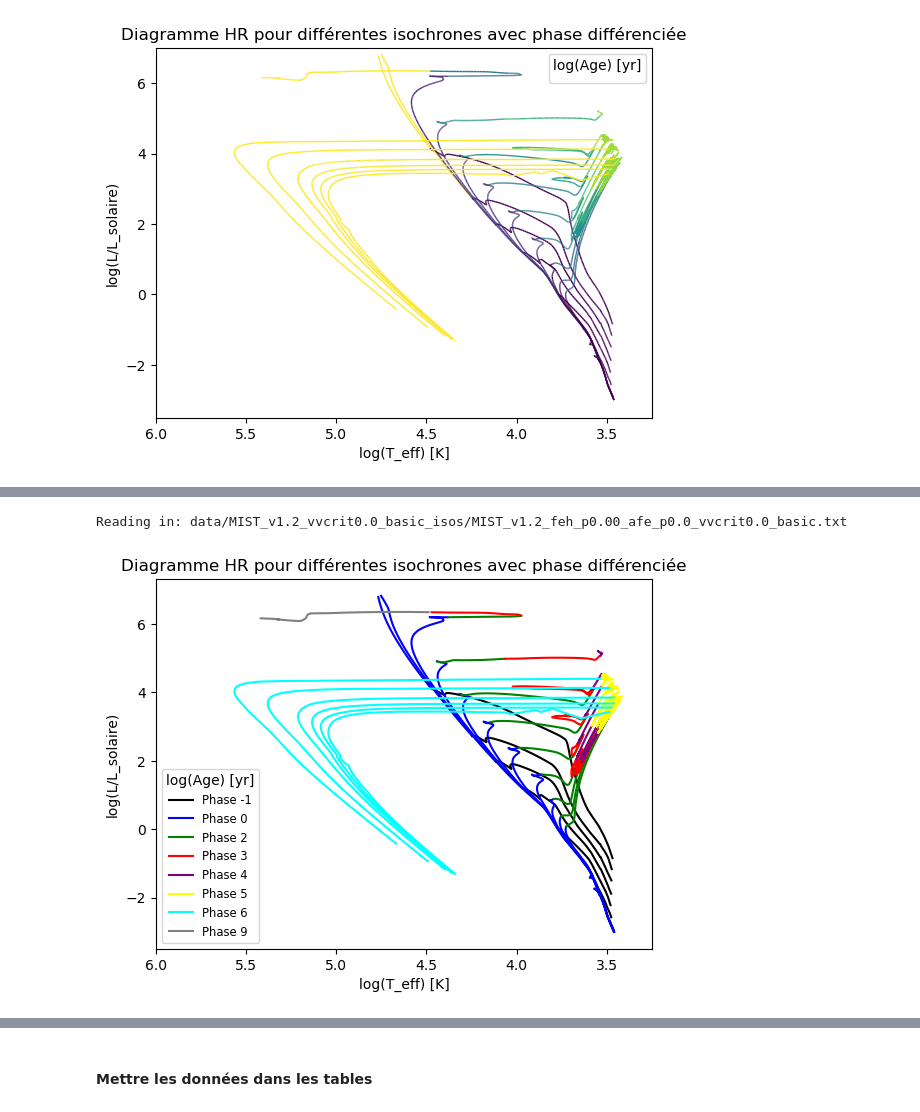
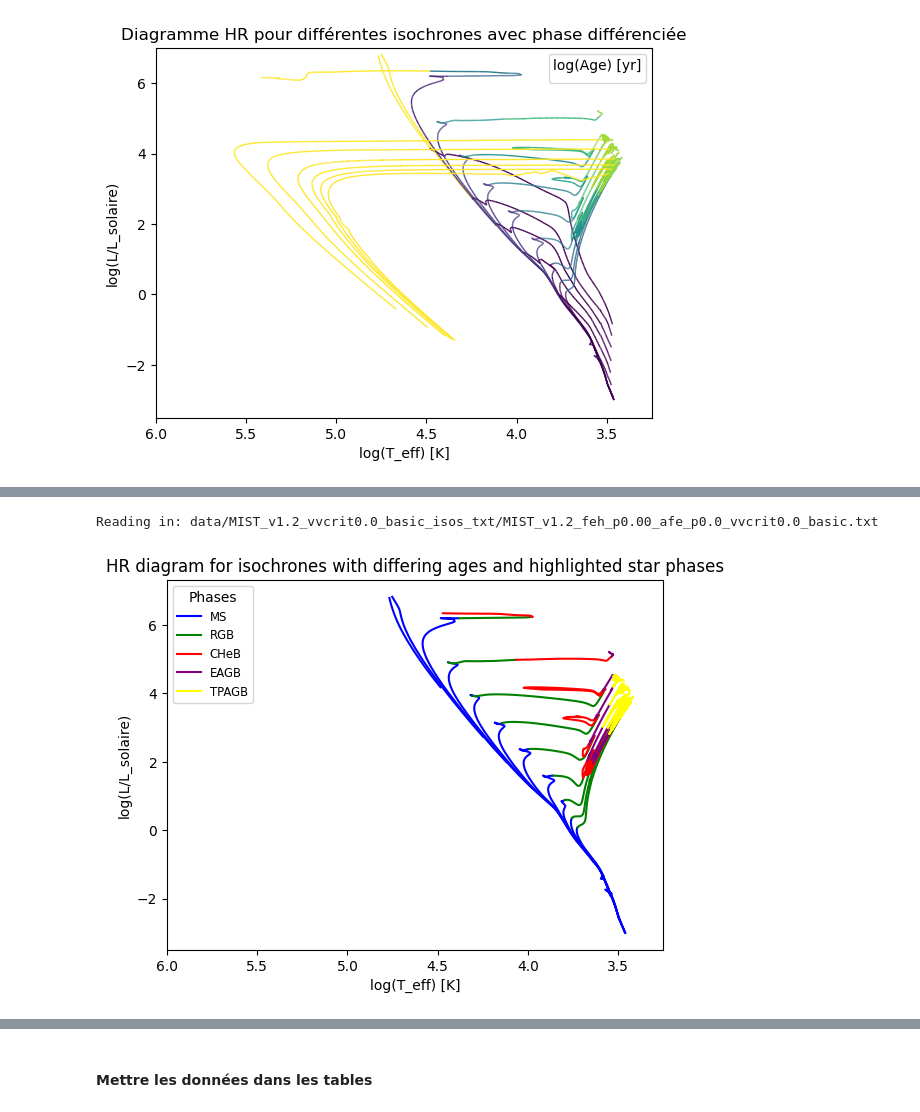
Before and after one commit to anpirott/thesis, a Jupyter notebook: data_exploration.ipynb, the cells around one changed output, grey strips where cells are left out. Cells and saved outputs as stored; diff of their text form; code cells hidden in the pictures.

```diff
--- a/data_exploration.ipynb
+++ b/data_exploration.ipynb
@@ -156,5 +182,5 @@ Reading in: data/MIST_v1.2_vvcrit0.0_basic_isos/MIST_v1.2_feh_p0.00_afe_p0.0_vvc
 # %%
-iso = read_mist_models.ISO('data/MIST_v1.2_vvcrit0.0_basic_isos/MIST_v1.2_feh_p0.00_afe_p0.0_vvcrit0.0_basic.txt')
+iso = read_mist_models.ISO('data/MIST_v1.2_vvcrit0.0_basic_isos_txt/MIST_v1.2_feh_p0.00_afe_p0.0_vvcrit0.0_basic.txt')
 
 ages = [5.0, 6.0, 6.5, 7.0, 7.5, 8.0, 8.5, 9.0, 9.5, 10.0, 10.3]
 colors = [0.05, 0.1, 0.15, 0.2, 0.25, 0.3, 0.35, 0.40, 0.45, 0.5, 0.55]
@@ -262,7 +288,7 @@ def colored_line(x, y, c, ax, **lc_kwargs):
 
     return ax.add_collection(lc)
 # %%
-iso = read_mist_models.ISO('data/MIST_v1.2_vvcrit0.0_basic_isos/MIST_v1.2_feh_p0.00_afe_p0.0_vvcrit0.0_basic.txt')
+iso = read_mist_models.ISO('data/MIST_v1.2_vvcrit0.0_basic_isos_txt/MIST_v1.2_feh_p0.00_afe_p0.0_vvcrit0.0_basic.txt')
 
 ages = [5.0, 6.0, 6.5, 7.0, 7.5, 8.0, 8.5, 9.0, 9.5, 10.0, 10.3]
 colors = [0.05, 0.1, 0.15, 0.2, 0.25, 0.3, 0.35, 0.40, 0.45, 0.5, 0.55]
@@ -293,0 +354,31 @@ Reading in: data/MIST_v1.2_vvcrit0.0_basic_isos/MIST_v1.2_feh_p0.00_afe_p0.0_vvc
+# %%
+import matplotlib.lines as mlines
+
+iso = read_mist_models.ISO('data/MIST_v1.2_vvcrit0.0_basic_isos_txt/MIST_v1.2_feh_p0.00_afe_p0.0_vvcrit0.0_basic.txt')
+
+ages = [5.0, 6.0, 6.5, 7.0, 7.5, 8.0, 8.5, 9.0, 9.5, 10.0, 10.3]
+colors = [0.05, 0.1, 0.15, 0.2, 0.25, 0.3, 0.35, 0.40, 0.45, 0.5, 0.55]
+# utiliser ça (https://stats.stackexchange.com/questions/281162/scale-a-number-between-a-range) pour normaliser si besoin
+
+# c_dict = {-1 : "black", 0 : "blue", 2 : "green", 3 : "red", 4 : "purple", 5 : "yellow", 6 : "cyan", 9 : "grey"}
+c_dict = {0 : "blue", 2 : "green", 3 : "red", 4 : "purple", 5 : "yellow", 6 : "cyan", 9 : "grey"}
+phase_dict = {-1 : "PMS", 0 : "MS", 2 : "RGB", 3 : "CHeB", 4 : "EAGB", 5 : "TPAGB", 6 : "postAGB", 9 : "WR"}
+
+for i, age in enumerate(ages):
+    age_ind = iso.age_index(age)
+    logTeff = iso.isos[age_ind]['log_Teff']
+
+    logL = iso.isos[age_ind]['log_g']
+
+    phase_list = iso.isos[age_ind]['phase']
+    for phase in c_dict.keys():
+        if phase in phase_list:
+            plt.plot(logTeff[phase_list == phase], logL[phase_list == phase], c=c_dict[phase])
+
+plt.xlim(6, 3.25)
+plt.xlabel("log(T_eff) [K]")
+plt.ylabel("log(g)")
+plt.legend(title="Phases", fontsize="small",
+           handles = [mlines.Line2D([], [], color=c_dict[key], label=f"{phase_dict[key]}") for key in c_dict.keys()])
+plt.title("Kiel diagram for isochrones with differing ages and highlighted star phases")
+plt.show()
@@ -294,31 +388,33 @@ Reading in: data/MIST_v1.2_vvcrit0.0_basic_isos/MIST_v1.2_feh_p0.00_afe_p0.0_vvc
 # %%
 import matplotlib.lines as mlines
 
-iso = read_mist_models.ISO('data/MIST_v1.2_vvcrit0.0_basic_isos/MIST_v1.2_feh_p0.00_afe_p0.0_vvcrit0.0_basic.txt')
+iso = read_mist_models.ISO('data/MIST_v1.2_vvcrit0.0_basic_isos_txt/MIST_v1.2_feh_p0.00_afe_p0.0_vvcrit0.0_basic.txt')
 
 ages = [5.0, 6.0, 6.5, 7.0, 7.5, 8.0, 8.5, 9.0, 9.5, 10.0, 10.3]
 colors = [0.05, 0.1, 0.15, 0.2, 0.25, 0.3, 0.35, 0.40, 0.45, 0.5, 0.55]
 # utiliser ça (https://stats.stackexchange.com/questions/281162/scale-a-number-between-a-range) pour normaliser si besoin
 
-c_dict = {-1 : "black", 0 : "blue", 2 : "green", 3 : "red", 4 : "purple", 5 : "yellow", 6 : "cyan", 9 : "grey"} # TODO enlever phase -1 pour clarté
+c_dict = {0 : "blue", 2 : "green", 3 : "red", 4 : "purple", 5 : "yellow"}
+phase_dict = {-1 : "PMS", 0 : "MS", 2 : "RGB", 3 : "CHeB", 4 : "EAGB", 5 : "TPAGB", 6 : "postAGB", 9 : "WR"}
 
 for i, age in enumerate(ages):
     age_ind = iso.age_index(age)
     logTeff = iso.isos[age_ind]['log_Teff']
 
     logL = iso.isos[age_ind]['log_L']
 
     phase_list = iso.isos[age_ind]['phase']
     for phase in c_dict.keys():
         if phase in phase_list:
             plt.plot(logTeff[phase_list == phase], logL[phase_list == phase], c=c_dict[phase])
 
 plt.xlim(6, 3.25)
 plt.xlabel("log(T_eff) [K]")
 plt.ylabel("log(L/L_solaire)")
-plt.legend(title="log(Age) [yr]", fontsize="small", handles = [mlines.Line2D([], [], color=c_dict[key], label=f"Phase {key}") for key in c_dict.keys()])
-plt.title("Diagramme HR pour différentes isochrones avec phase différenciée")
+plt.legend(title="Phases", fontsize="small",
+           handles = [mlines.Line2D([], [], color=c_dict[key], label=f"{phase_dict[key]}") for key in c_dict.keys()])
+plt.title("HR diagram for isochrones with differing ages and highlighted star phases")
 plt.show()
 # %% [output]
-Reading in: data/MIST_v1.2_vvcrit0.0_basic_isos/MIST_v1.2_feh_p0.00_afe_p0.0_vvcrit0.0_basic.txt
+Reading in: data/MIST_v1.2_vvcrit0.0_basic_isos_txt/MIST_v1.2_feh_p0.00_afe_p0.0_vvcrit0.0_basic.txt
-[figure, old version]
+[figure, new version]
```
Also changed, not shown: parts of 14 cells of this notebook, 8 other files.
